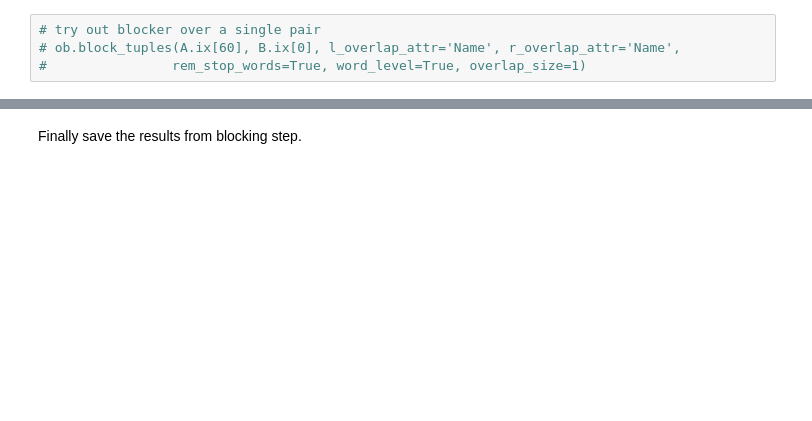
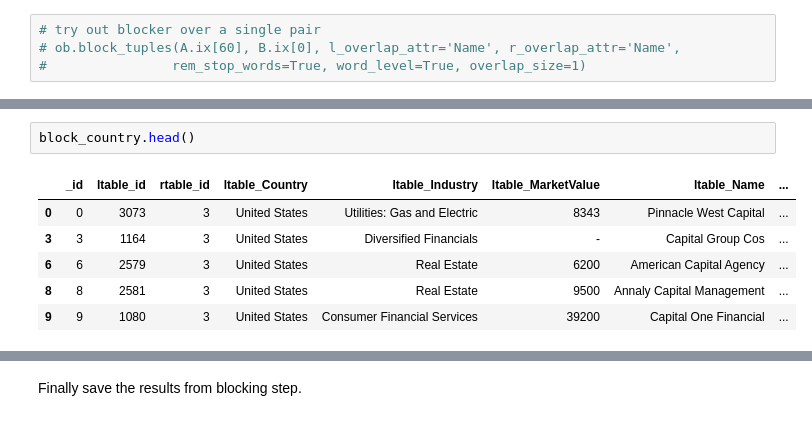
Before and after one commit to jmzhao/cs838-data-mining, a Jupyter notebook: stage3-blocking.ipynb, the cells around one changed output, grey strips where cells are left out. Drawn from its saved outputs; the diff is of its cells as text; blank space fills up the shorter version.

```diff
--- a/stage3-blocking.ipynb
+++ b/stage3-blocking.ipynb
@@ -81,0 +112,9 @@ blocked.head()
+# %%
+block_country.head()
+# %% [output]
+|  | _id | ltable_id | rtable_id | ltable_Country | ltable_Industry | ltable_MarketValue | ltable_Name | ... |
+| 0 | 0 | 3073 | 3 | United States | Utilities: Gas and Electric | 8343 | Pinnacle West Capital | ... |
+| 3 | 3 | 1164 | 3 | United States | Diversified Financials | - | Capital Group Cos | ... |
+| 6 | 6 | 2579 | 3 | United States | Real Estate | 6200 | American Capital Agency | ... |
+| 8 | 8 | 2581 | 3 | United States | Real Estate | 9500 | Annaly Capital Management | ... |
+| 9 | 9 | 1080 | 3 | United States | Consumer Financial Services | 39200 | Capital One Financial | ... |
```
Also changed, not shown: parts of 17 cells of this notebook, 1 other file.
